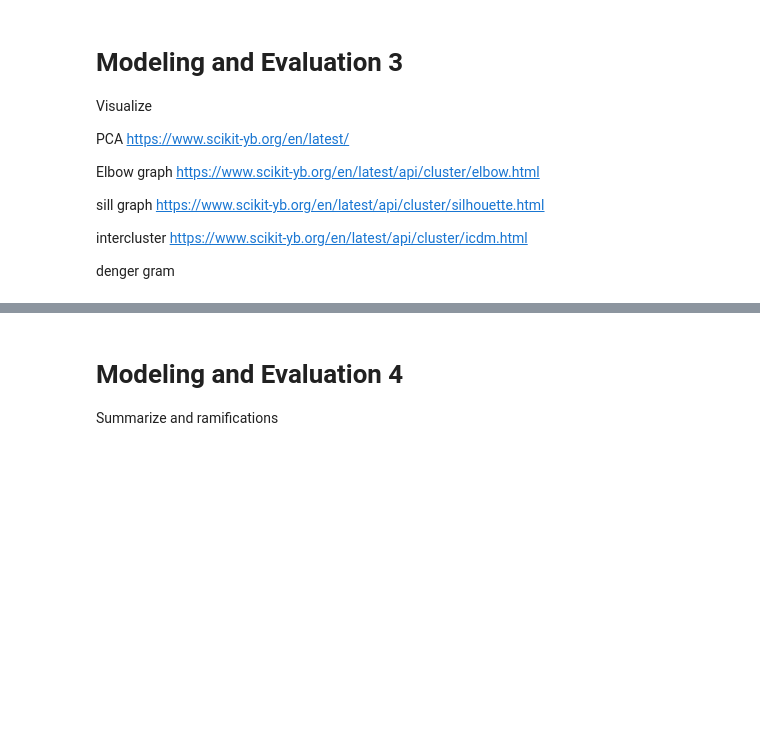
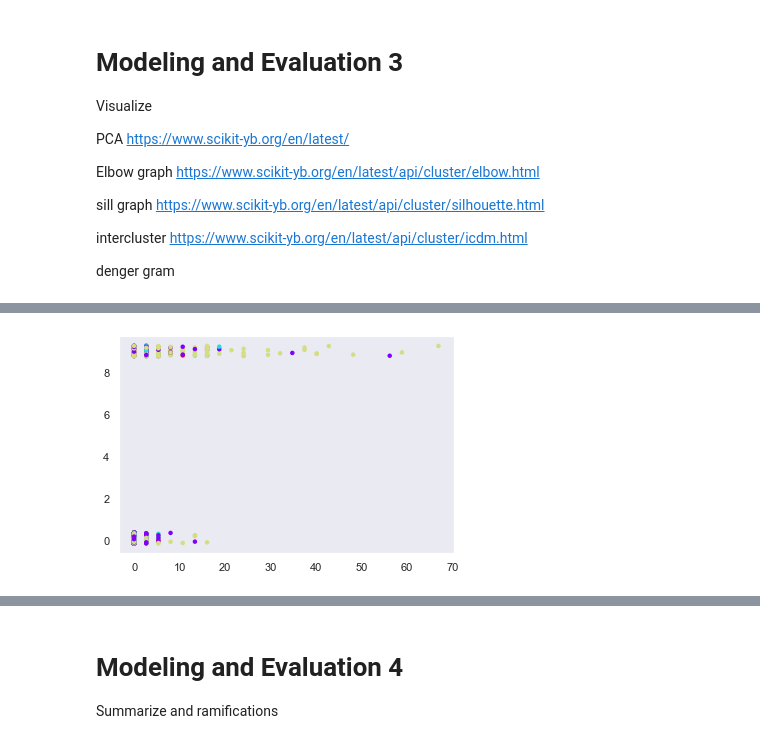
Before and after one commit to sajmera9/MachineLearning1, a Jupyter notebook: Lab 3 - Clustering/Hotel Main - SatvikV2.ipynb, the cells around one changed output, grey strips where cells are left out. Saved outputs shown, nothing was run; the diff lists cells and outputs as text; code cells hidden in the pictures; blank space fills up the shorter version.

```diff
--- a/Lab 3 - Clustering/Hotel Main - SatvikV2.ipynb
+++ b/Lab 3 - Clustering/Hotel Main - SatvikV2.ipynb
@@ -955,0 +1105,9 @@ plt.grid()
+# %%
+X2 = X_us[['is_repeated_guest','previous_bookings_not_canceled']]
+X2=X2.values
+plt.figure()
+plt.scatter(X2[:, 1], X2[:, 0]+np.random.random(X2[:, 0].shape)/2, c=newfeature, cmap=plt.cm.rainbow, s=20, linewidths=0)
+plt.xlabel(''), plt.ylabel('')
+plt.grid()
+# %% [output]
+[figure, added]
```
Also changed, not shown: parts of 40 cells of this notebook.
